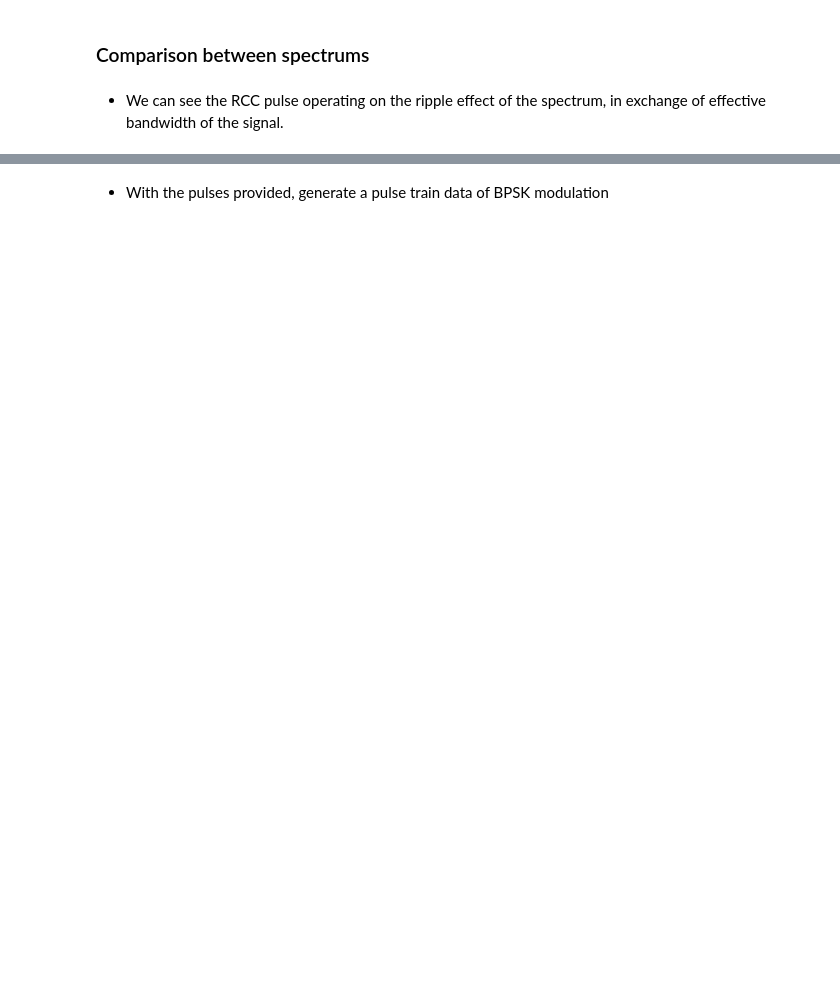
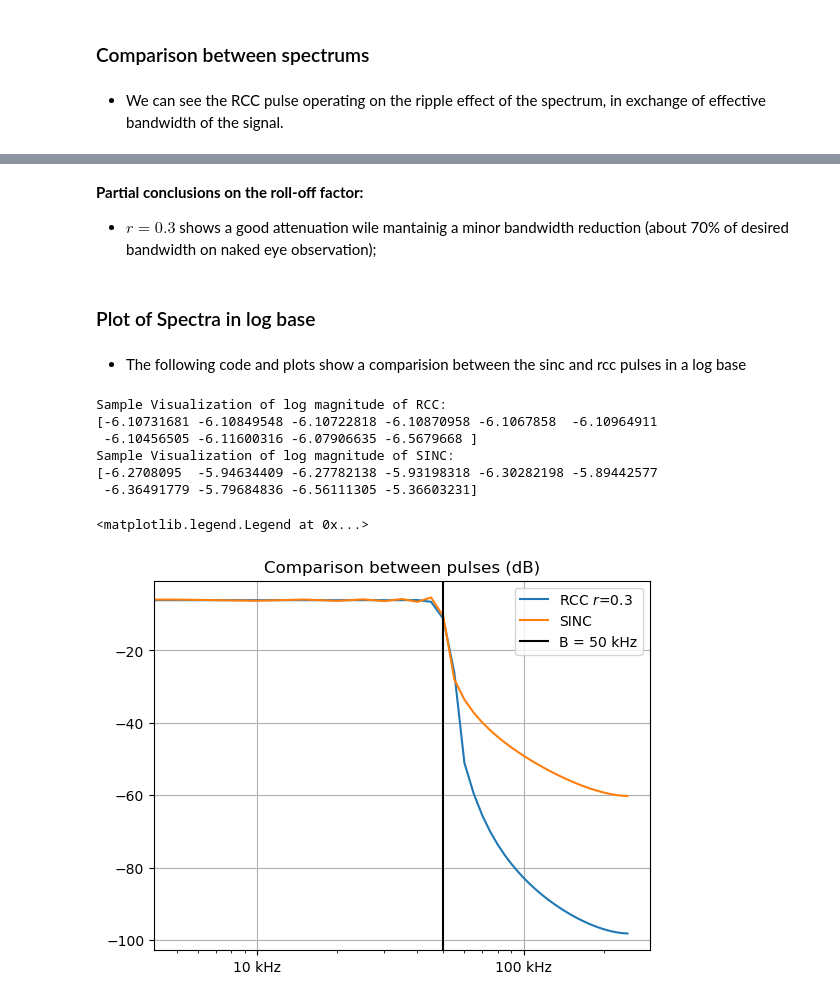
Before and after one commit to floose/py-ju-sea-dsp, a Jupyter notebook: ex1-rc-circ/LTSpice_Nyquist_pulse.ipynb, the cells around one changed output, grey strips where cells are left out. Drawn from its saved outputs; the diff is of its cells as text; code cells hidden in the pictures; blank space fills up the shorter version.

```diff
--- a/ex1-rc-circ/LTSpice_Nyquist_pulse.ipynb
+++ b/ex1-rc-circ/LTSpice_Nyquist_pulse.ipynb
@@ -253,2 +254,47 @@ plt.legend()
-# %% [markdown]
-* With the pulses provided, generate a pulse train data of BPSK modulation
+# %% [markdown]
+**Partial conclusions on the roll-off factor:**
+* $r = 0.3$ shows a good attenuation wile mantainig a minor bandwidth reduction (about 70% of desired bandwidth on naked eye observation);
+# %% [markdown]
+### Plot of Spectra in log base
+# %% [markdown]
+* The following code and plots show a comparision between the sinc and rcc pulses in a log base
+# %%
+#roll-of factor
+r = 0.3
+#rrc filter in time domain now with roll-of = 0.3
+h_rrc= vsinc * (np.cos(np.pi*(time-t_disp)*r*bw_Hz)) / (1 - 4 * r**2 * (time-t_disp)**2 * bw_Hz**2)
+vsinc_fft = np.fft.fft(vsinc, norm="ortho") #scales the fft by 1/sqrt(N), where N is the lenght of signal
+h_rrc_fft = np.fft.fft(h_rrc, norm="ortho") #scales the fft by 1/sqrt(N), where N is the lenght of signal
+#compute log scale in dB
+h_rcc_logscale = 20*np.log10(abs(h_rrc_fft))
+vsinc_logscale = 20*np.log10(abs(vsinc_fft))
+
+
+print("Sample Visualization of log magnitude of RCC:")
+print(h_rcc_logscale[0:10])
+print("Sample Visualization of log magnitude of SINC:")
+print(vsinc_logscale[0:10])
+
+
+#Plot frequency logscale of magnitude in dB
+fig, ax = plt.subplots()
+plt.plot(frequencies[:int(frequencies.size/2)],h_rcc_logscale[:int(frequencies.size/2)],label = "RCC $r$={}".format(r)) #power spectrum rcc pulse
+plt.plot(frequencies[:int(frequencies.size/2)],vsinc_logscale[:int(frequencies.size/2)],label = "SINC") #power spectrum sinc pulse
+plt.gca().xaxis.set_major_formatter(mtick.FormatStrFormatter('%.0e')) #formats time axis to scientific notation
+#plt.xlim([0,2*bw_Hz]) #defines frequency limit
+plt.grid() #grid on
+plt.title("Comparison between pulses (dB)")
+ax.set_xscale("log")
+formatter0 = EngFormatter(unit='Hz')
+ax.xaxis.set_major_formatter(formatter0)
+plt.axvline(x=50e3, color='k',label='B = {}'.format(Quantity(bw_Hz,'Hz'))) #adds a dark horizontal line to mark the bandwidth
+plt.legend()
+# %% [output]
+Sample Visualization of log magnitude of RCC:
+[-6.10731681 -6.10849548 -6.10722818 -6.10870958 -6.1067858  -6.10964911
+ -6.10456505 -6.11600316 -6.07906635 -6.5679668 ]
+Sample Visualization of log magnitude of SINC:
+[-6.2708095  -5.94634409 -6.27782138 -5.93198318 -6.30282198 -5.89442577
+ -6.36491779 -5.79684836 -6.56111305 -5.36603231]
+<matplotlib.legend.Legend at 0x...>
+[figure, added]
```
Also changed, not shown: parts of 11 cells of this notebook.
